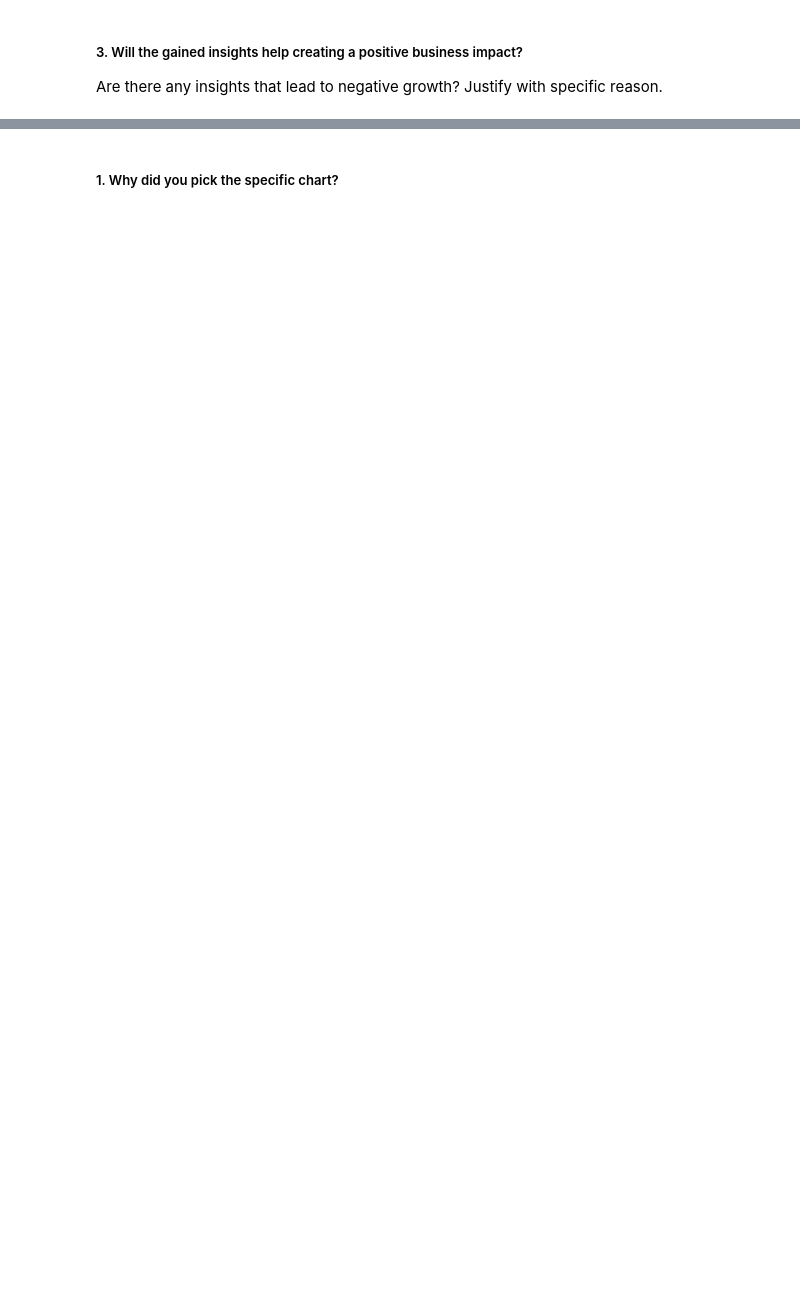
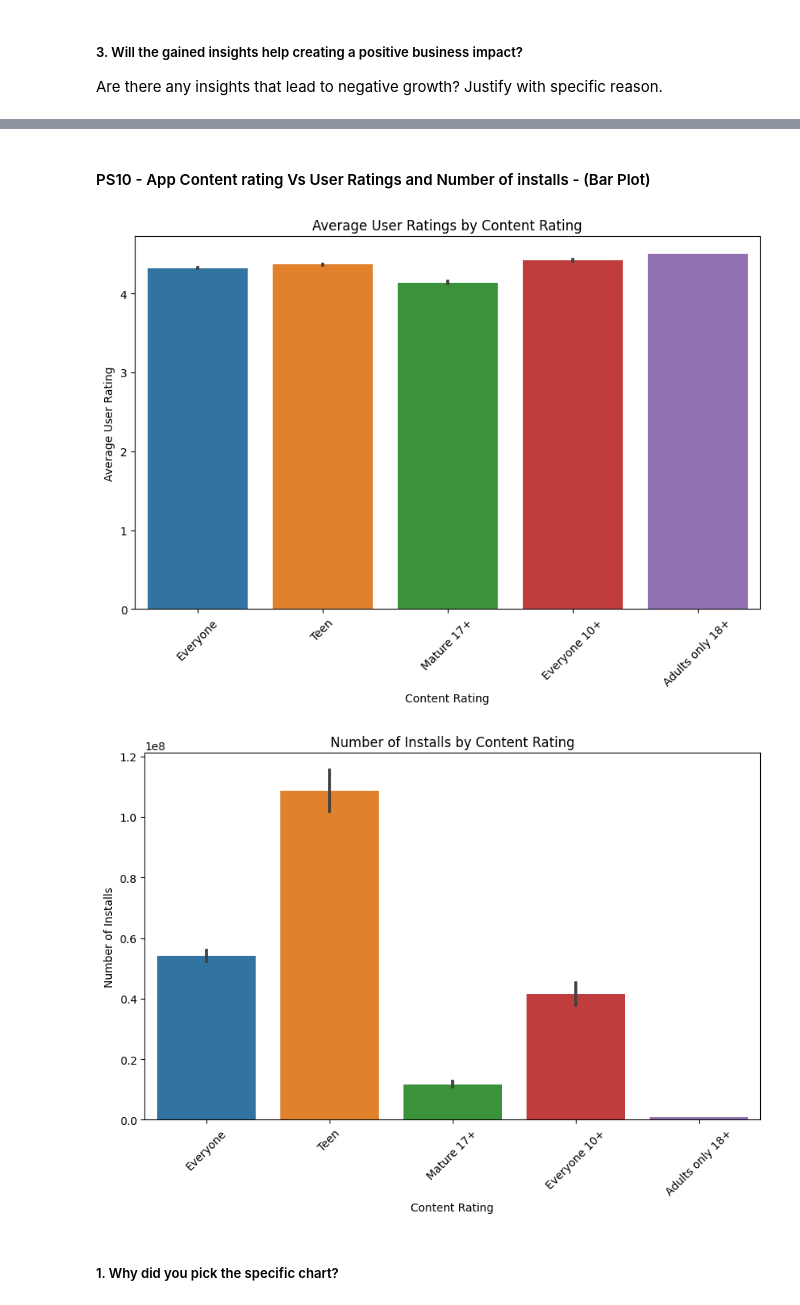
Before and after one commit to Himanshu-Bytes/Play-Store-App-Review-Analysis, a Jupyter notebook: Play_Store_App_Review_Analysis_EDA_Project.ipynb, the cells around one changed output, grey strips where cells are left out. Saved outputs shown, nothing was run; the diff lists cells and outputs as text; code cells hidden in the pictures; blank space fills up the shorter version.

```diff
--- a/Play_Store_App_Review_Analysis_EDA_Project.ipynb
+++ b/Play_Store_App_Review_Analysis_EDA_Project.ipynb
@@ -741,2 +799,27 @@ Answer Here
+# %% [markdown]
+#### PS10 - App Content rating Vs User Ratings and Number of installs - (Bar Plot)
+# %%
+# Chart - 11 visualization code - App Content rating Vs User Ratings and Number of installs
+
+# Creating a bar chart to visualize average user ratings by content rating
+plt.figure(figsize=(10, 6))
+sns.barplot(x='Content Rating', y='Rating', data=merged_df)
+plt.title('Average User Ratings by Content Rating')
+plt.xlabel('Content Rating')
+plt.ylabel('Average User Rating')
+plt.xticks(rotation=45)
+plt.show()
+
+# Creating a bar chart to visualize the number of installs by content rating
+plt.figure(figsize=(10, 6))
+sns.barplot(x='Content Rating', y='Installs', data=merged_df)
+plt.title('Number of Installs by Content Rating')
+plt.xlabel('Content Rating')
+plt.ylabel('Number of Installs')
+plt.xticks(rotation=45)
+plt.show()
+# %% [output]
+[figure, added]
+[figure, added]
 # %% [markdown]
 ##### 1. Why did you pick the specific chart?
```
Also changed, not shown: parts of 52 cells of this notebook.
